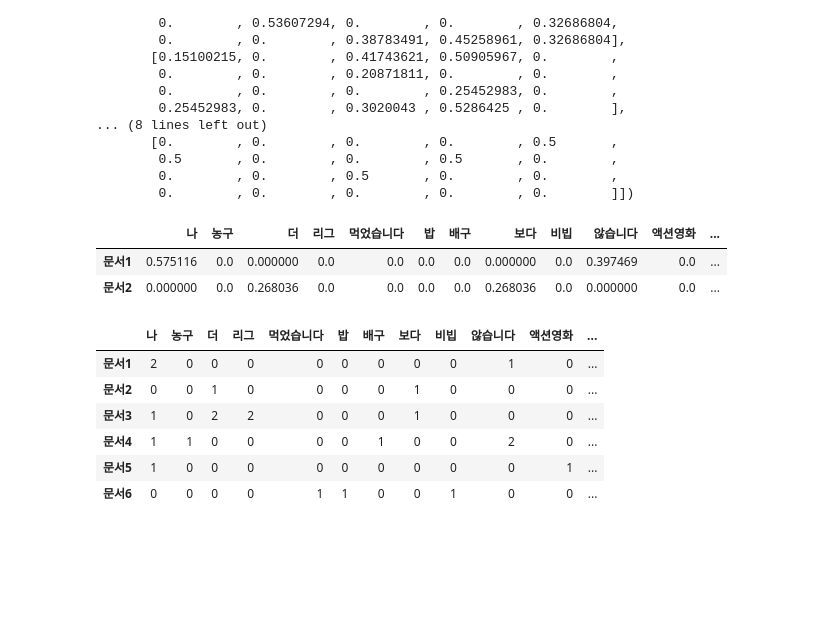
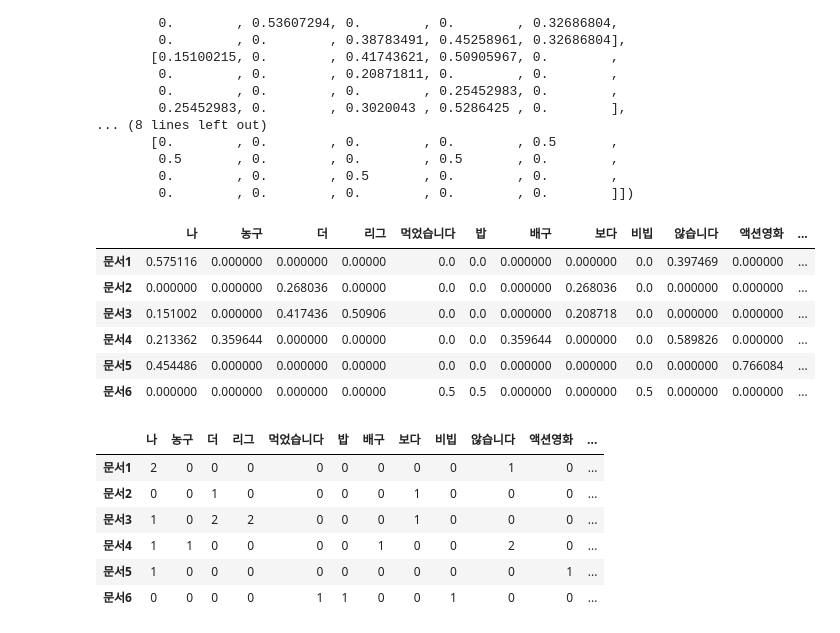
Before and after one commit to seonguihong/SKN13_mysrc, a Jupyter notebook: 11_NLP_Embedding/01_Text_to_Vector_count_base.ipynb, the cells around one changed output. Cells and saved outputs as stored; diff of their text form; code cells hidden in the pictures; blank space fills up the shorter version.

```diff
--- a/11_NLP_Embedding/01_Text_to_Vector_count_base.ipynb
+++ b/11_NLP_Embedding/01_Text_to_Vector_count_base.ipynb
@@ -490,14 +491,18 @@ array([[0.5751165 , 0.        , 0.        , 0.        , 0.        ,
 # %%
 tfidf_df = pd.DataFrame(
     result.toarray(),
     columns=tfidf.get_feature_names_out(),
     index=[f"문서{i+1}" for i in range(len(text))]
 )
-tfidf_df.iloc[:2]
+tfidf_df
 # %% [output]
 |  | 나 | 농구 | 더 | 리그 | 먹었습니다 | 밥 | 배구 | 보다 | 비빕 | 않습니다 | 액션영화 | ... |
-| 문서1 | 0.575116 | 0.0 | 0.000000 | 0.0 | 0.0 | 0.0 | 0.0 | 0.000000 | 0.0 | 0.397469 | 0.0 | ... |
-| 문서2 | 0.000000 | 0.0 | 0.268036 | 0.0 | 0.0 | 0.0 | 0.0 | 0.268036 | 0.0 | 0.000000 | 0.0 | ... |
+| 문서1 | 0.575116 | 0.000000 | 0.000000 | 0.00000 | 0.0 | 0.0 | 0.000000 | 0.000000 | 0.0 | 0.397469 | 0.000000 | ... |
+| 문서2 | 0.000000 | 0.000000 | 0.268036 | 0.00000 | 0.0 | 0.0 | 0.000000 | 0.268036 | 0.0 | 0.000000 | 0.000000 | ... |
+| 문서3 | 0.151002 | 0.000000 | 0.417436 | 0.50906 | 0.0 | 0.0 | 0.000000 | 0.208718 | 0.0 | 0.000000 | 0.000000 | ... |
+| 문서4 | 0.213362 | 0.359644 | 0.000000 | 0.00000 | 0.0 | 0.0 | 0.359644 | 0.000000 | 0.0 | 0.589826 | 0.000000 | ... |
+| 문서5 | 0.454486 | 0.000000 | 0.000000 | 0.00000 | 0.0 | 0.0 | 0.000000 | 0.000000 | 0.0 | 0.000000 | 0.766084 | ... |
+| 문서6 | 0.000000 | 0.000000 | 0.000000 | 0.00000 | 0.5 | 0.5 | 0.000000 | 0.000000 | 0.5 | 0.000000 | 0.000000 | ... |
 # %%
 DTM_df
 # %% [output]
```
Also changed, not shown: parts of 2 cells of this notebook, 5 other files.
